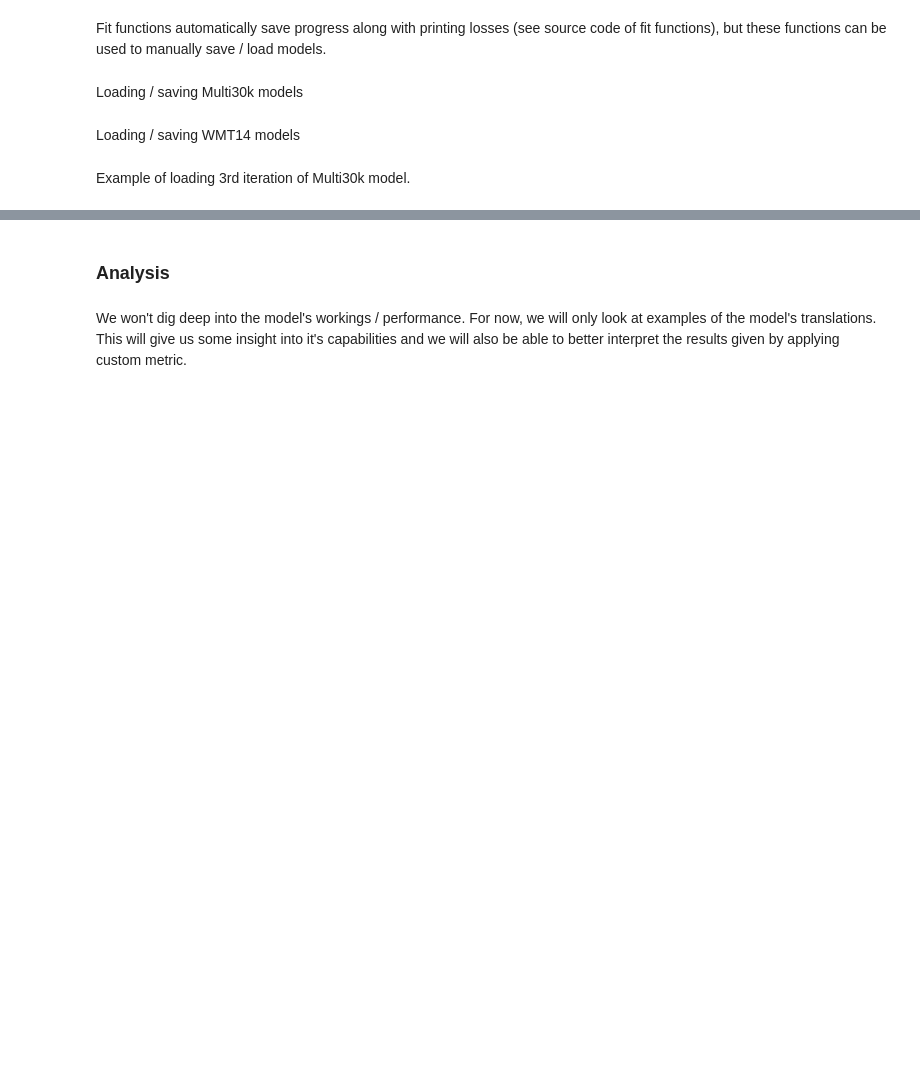
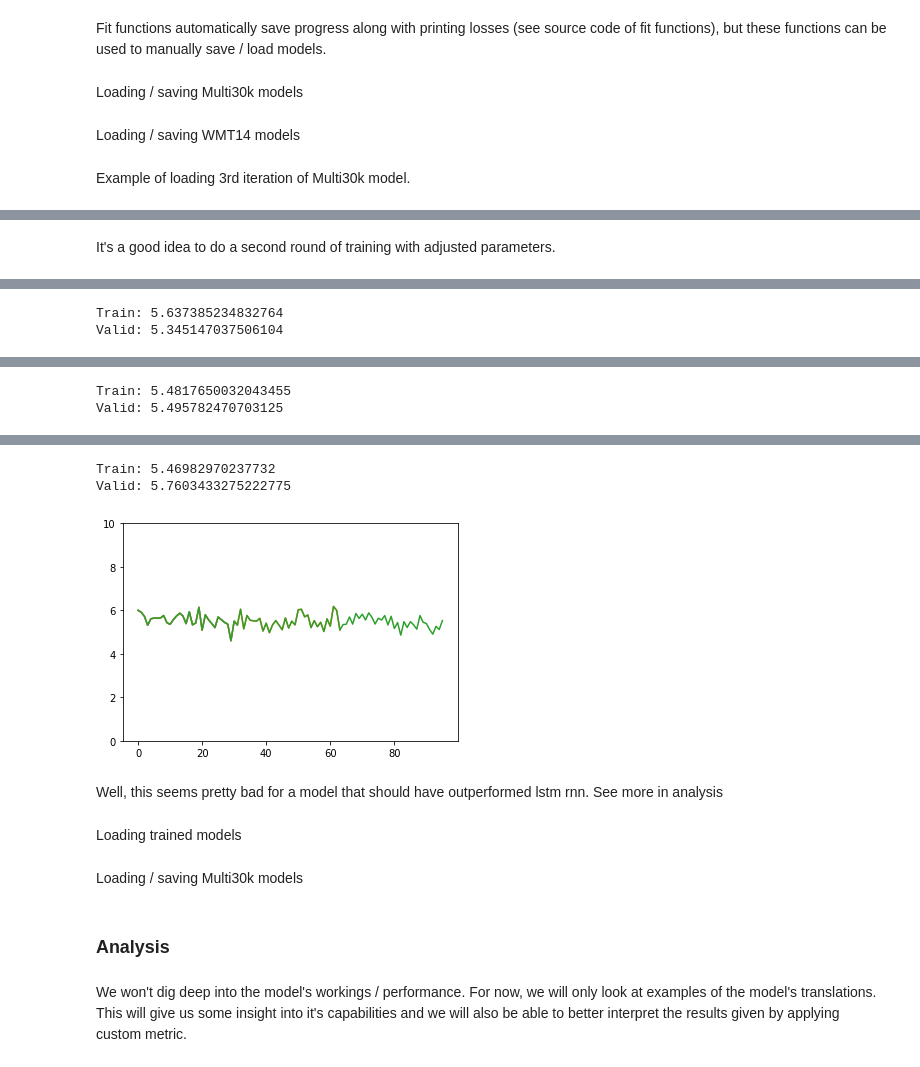
Before and after one commit to rumaak/exploring_machine_translation, a Jupyter notebook: Machine translation.ipynb, the cells around one changed output, grey strips where cells are left out. Drawn from its saved outputs; the diff is of its cells as text; code cells hidden in the pictures; blank space fills up the shorter version.

```diff
--- a/Machine translation.ipynb
+++ b/Machine translation.ipynb
@@ -190,0 +248,18 @@ dec.load_state_dict(torch.load(f'{model_path_Multi30k}dec_3.pt'))
+# %% [markdown]
+It's a good idea to do a second round of training with adjusted parameters.
+# %%
+opt_enc = optim.SGD(enc.parameters(),5e-3)
+opt_dec = optim.SGD(dec.parameters(),5e-3)
+loss_fn = F.nll_loss
+epochs = 3
+# %%
+end_train = int(train_len/100)
+end_val = int(val_len/20)
+plot_every = int(train_len/(100*30))
+save_every = int(train_len/(100*3))
+batch_size = 16
+teacher_forcing = 0
+# %%
+fit.rnnsearch(enc, dec, train_iter, valid_iter, epochs, opt_enc, opt_dec, loss_fn, n_words_trg,
+              teacher_forcing, end_train, end_val, plot_every, save_every, batch_size)
+# %% [output]
@@ -190,0 +267,2 @@ dec.load_state_dict(torch.load(f'{model_path_Multi30k}dec_3.pt'))
+Train: 5.637385234832764
+Valid: 5.345147037506104
@@ -190,0 +270,2 @@ dec.load_state_dict(torch.load(f'{model_path_Multi30k}dec_3.pt'))
+Train: 5.4817650032043455
+Valid: 5.495782470703125
@@ -190,0 +273,7 @@ dec.load_state_dict(torch.load(f'{model_path_Multi30k}dec_3.pt'))
+Train: 5.46982970237732
+Valid: 5.7603433275222775
+[figure, added]
+# %% [markdown]
+Well, this seems pretty bad for a model that should have outperformed lstm rnn. See more in analysis
+# %% [markdown]
+Loading trained models
@@ -190,0 +283,2 @@ dec.load_state_dict(torch.load(f'{model_path_Multi30k}dec_3.pt'))
+# %% [markdown]
+Loading / saving Multi30k models
```
Also changed, not shown: parts of 32 cells of this notebook, 35 other files.
